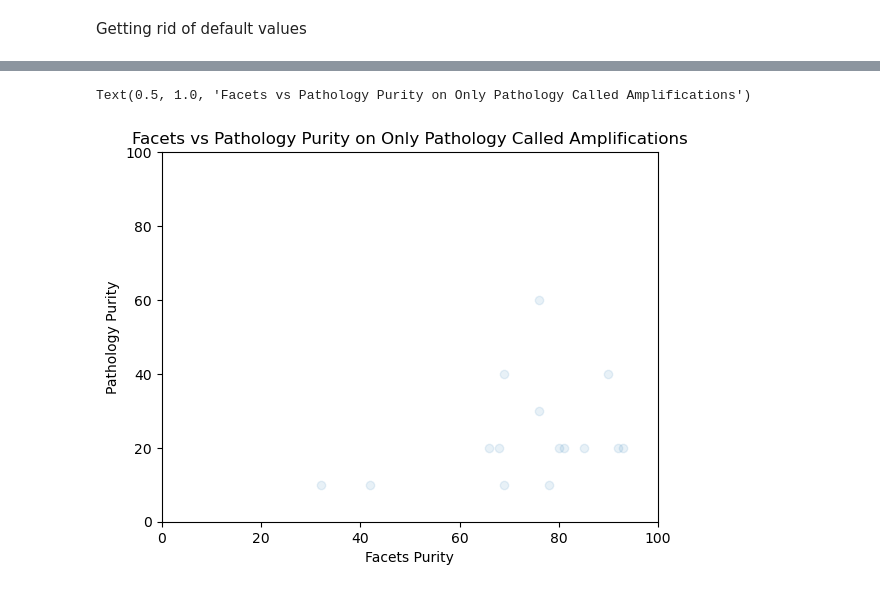
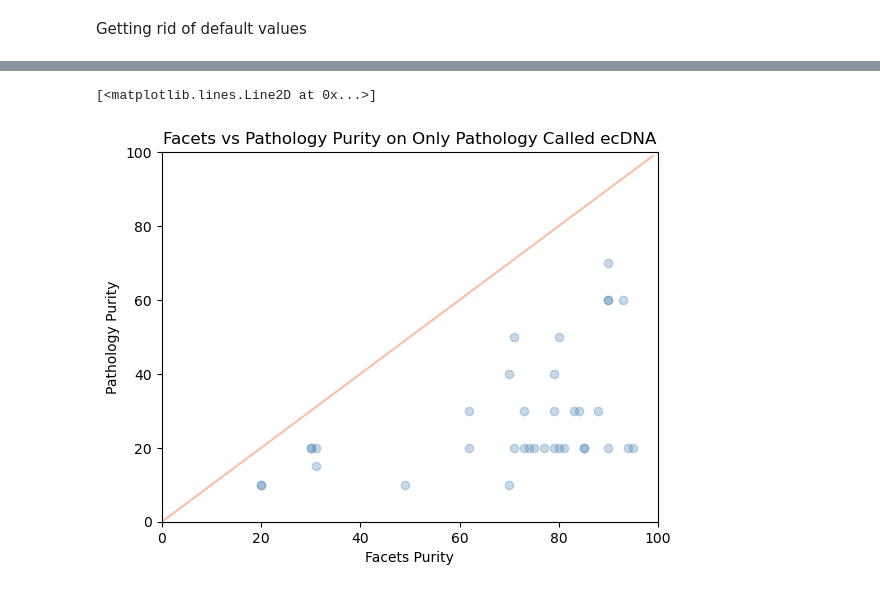
Before and after one commit to mskcc/Penguin, a Jupyter notebook: notebooks/purity_compare.ipynb, the cells around one changed output, grey strips where cells are left out. Cells and saved outputs as stored; diff of their text form; code cells hidden in the pictures.

```diff
--- a/notebooks/purity_compare.ipynb
+++ b/notebooks/purity_compare.ipynb
@@ -3,10 +3,10 @@ import pandas as pd
 import matplotlib.pyplot as plt
 import numpy as np
 # %%
-pathology = pd.read_csv("../echo_path.csv")
-facets = pd.read_csv("../echo_facets.csv")
-fileA = pd.read_csv("../rerun_fileA.tsv", sep = '\t')
-facetsFileA = pd.read_csv("../facets_rerun_fileA.tsv", sep = '\t')
+pathology = pd.read_csv("../../data/output/output_BB_EchoCaller_FullPediatric/merged/merged.ECHO_results.csv")
+facets = pd.read_csv("../../data/output/output_BB_EchoCaller_FullPediatric_FacetsPurity/merged/merged.ECHO_results.csv")
+fileA = pd.read_csv("../../data/input/manifest/BB_EchoCaller_FullPediatric/FileA.tsv", sep = '\t', names = ["sampleId", "tumorPurity", "status"])
+facetsFileA = pd.read_csv("../../data/input/manifest/BB_EchoCaller_FullPediatric_FacetsPurity/FileA.tsv.facets.tsv", sep = '\t', names = ["sampleId", "purity", "status"])
 # %% [markdown]
 Clean up dataframes
 # %%
@@ -126,9 +126,9 @@ facets_purity = {}
 pathology_purity = {}
 
 for i, row in facetsFileA.iterrows() :
-    facets_purity[row['0']] = row['1']
+    facets_purity[row['sampleId']] = row['purity']
 
 for i, row in fileA.iterrows() :
-    pathology_purity[row['sampleId']] = row['TumorPurity']
+    pathology_purity[row['sampleId']] = row['tumorPurity']
 # %%
 # Plot just the purities
@@ -169,7 +169,7 @@ Text(0, 0.5, 'Pathology Purity')
 # Track the samples which have amplifiactions of some kind in pathology
 has_pathology_amplifications = {}
 for idx, row in pathology.iterrows() :
-    if not pd.isna(row['ecDNA_prob']) :
+    if row['ecDNA_status'] == 'ecDNA' :
         has_pathology_amplifications[row['tumorSampleId']] = True
 
 # Same for facets
@@ -181,12 +181,13 @@ facets_only_pathology = []
 
 # Iterate and fill
 for idx, row in facets.iterrows() :
-    if not pd.isna(row['ecDNA_prob']) :
+    if row['ecDNA_status'] == 'ecDNA' :
         has_facets_amplifications[row['tumorSampleId']] = True
-        if not row['tumorSampleId'] in has_pathology_amplifications :
 
-            facets_only_facets.append(int(facets_purity[row['tumorSampleId']]))
-            facets_only_pathology.append(int(pathology_purity[row['tumorSampleId']]))
+for i in has_facets_amplifications :
+    if not i in has_pathology_amplifications :
+        facets_only_facets.append(int(facets_purity[i]))
+        facets_only_pathology.append(int(pathology_purity[i]))
 # %%
 # Track purities for samples only called amplified in pathology
 pathology_only_facets = []
@@ -209,10 +220,12 @@ Text(0.5, 1.0, 'Facets vs Pathology Purity on Only FACETS Called Amplifications'
 # %%
-plt.scatter(pathology_only_facets, pathology_only_pathology, alpha = 0.1)
+plt.scatter(pathology_only_facets, pathology_only_pathology, alpha = 0.3, color = 'steelblue')
 plt.xlim((0,100))
 plt.ylim((0,100))
 plt.xlabel("Facets Purity")
 plt.ylabel("Pathology Purity")
-plt.title("Facets vs Pathology Purity on Only Pathology Called Amplifications")
+plt.title("Facets vs Pathology Purity on Only Pathology Called ecDNA")
+x = np.arange(0,100)
+plt.plot(x, x, color='coral', linestyle='-', alpha = 0.5)
 # %% [output]
-Text(0.5, 1.0, 'Facets vs Pathology Purity on Only Pathology Called Amplifications')
+[<matplotlib.lines.Line2D at 0x...>]
-[figure, old version]
+[figure, new version]
```
Also changed, not shown: parts of 17 cells of this notebook, 3 other files.
